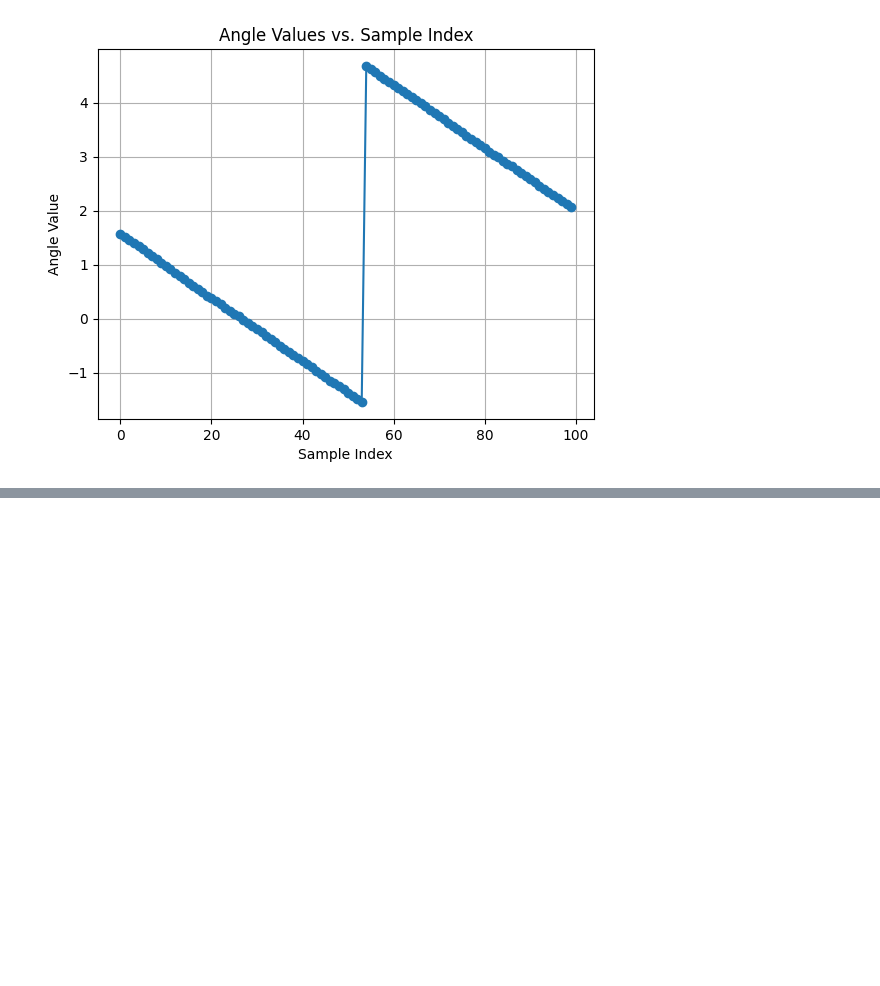
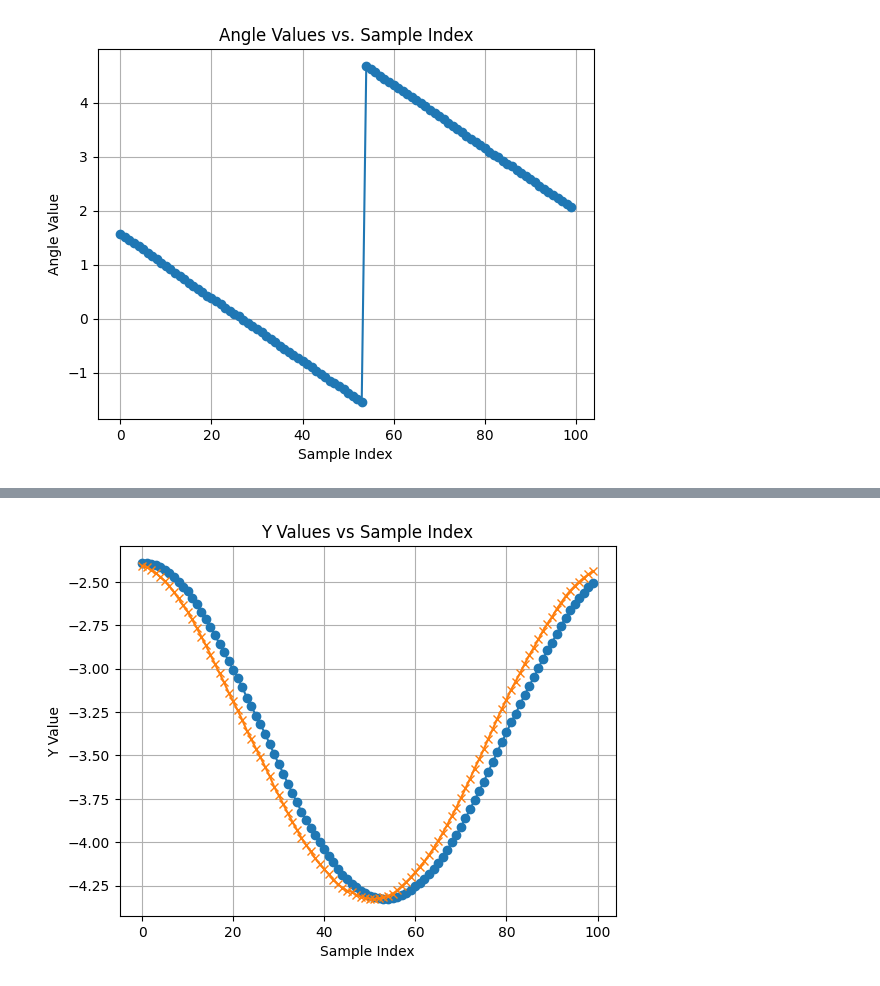
Before and after one commit to Team488/VR_NetworkTables2024, a Jupyter notebook: fieldCalibrateDebug.ipynb, the cells around one changed output, grey strips where cells are left out. Saved outputs shown, nothing was run; the diff lists cells and outputs as text; code cells hidden in the pictures; blank space fills up the shorter version.

```diff
--- a/fieldCalibrateDebug.ipynb
+++ b/fieldCalibrateDebug.ipynb
@@ -63,12 +58,6 @@ plt.show()
 # %%
-# Extract x values
-y_values_FRC_circle_samples = [point[1] for point in FRC_circle_samples]
-
-# Plot
-plt.plot(y_values_FRC_circle_samples, marker='o')
-plt.plot(y_values_circle_samples, marker='x')
-plt.title('Y Values vs Sample Index')
-plt.xlabel('Sample Index')
-plt.ylabel('Y Value')
-plt.grid(True)
-plt.show()
+# Extract y values
+y_values_FRC_circle_samples = extract_yvalues(FRC_circle_samples)
+plot_samples_2(y_values_FRC_circle_samples, y_values_circle_samples, 'Y Values vs Sample Index', 'Y Value')
+# %% [output]
+[figure, added]
```
Also changed, not shown: parts of 18 cells of this notebook, 1 other file.
